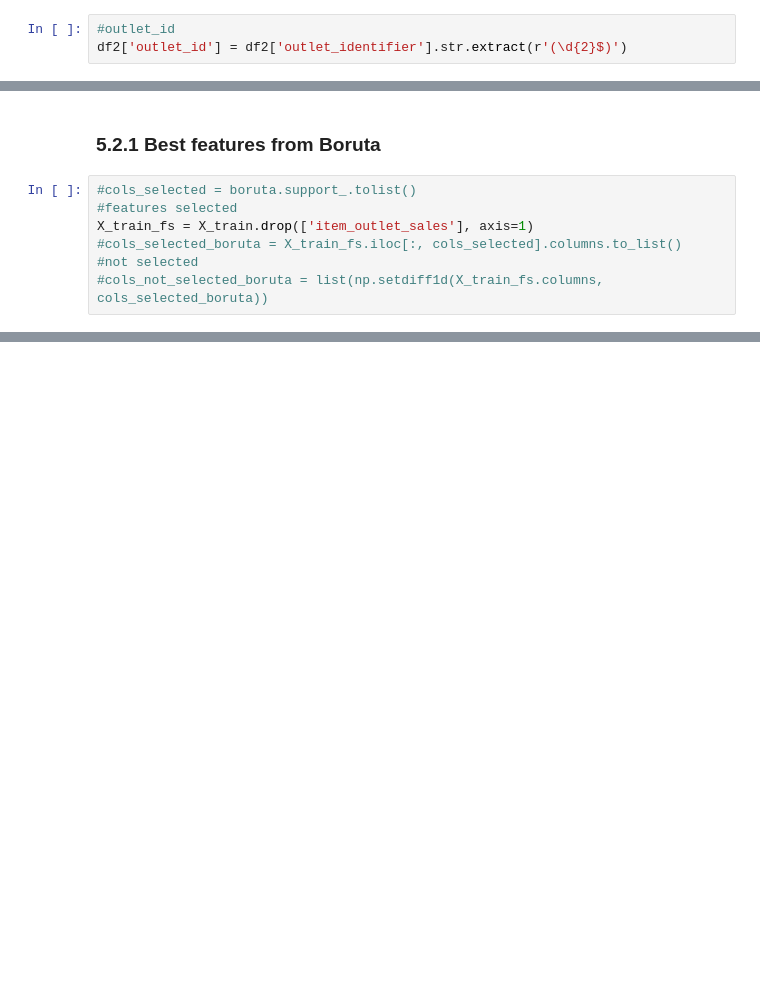
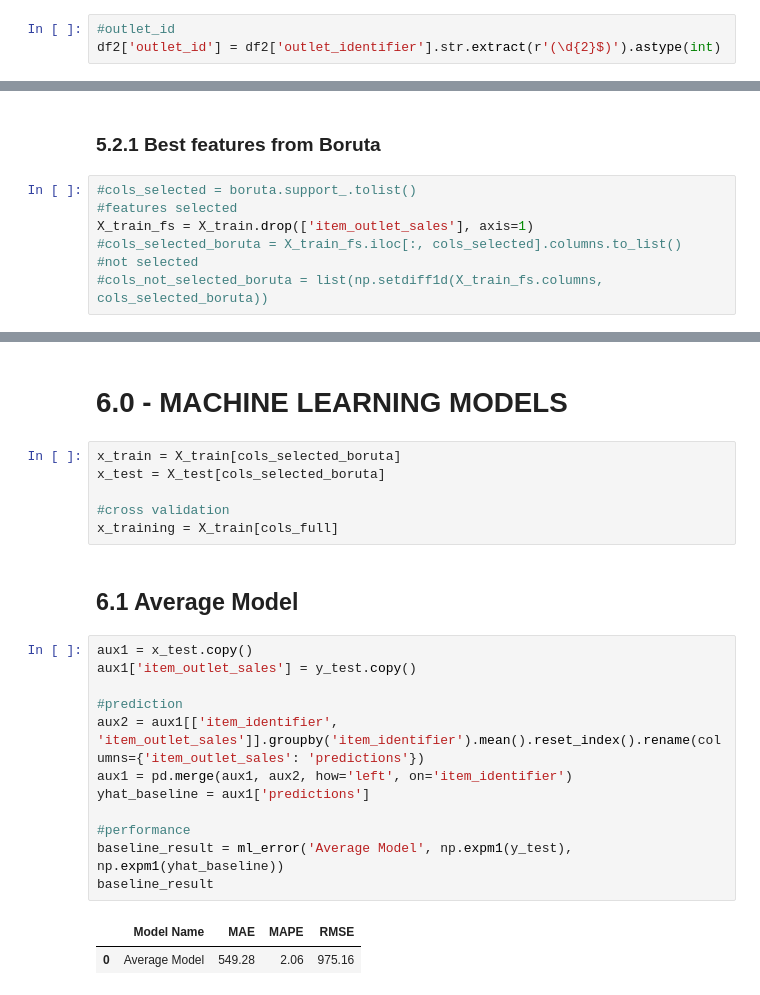
Before and after one commit to giovannadias/big_mart_sales_prediction, a Jupyter notebook: v01_big_mart_sales_prediction.ipynb, the cells around one changed output, grey strips where cells are left out. Cells and saved outputs as stored; diff of their text form; blank space fills up the shorter version.

```diff
--- a/v01_big_mart_sales_prediction.ipynb
+++ b/v01_big_mart_sales_prediction.ipynb
@@ -329,7 +399,7 @@ Image('img/mindmap.png')
 ## 2.4 Feature Engineering
 # %%
 #outlet_id
-df2['outlet_id'] = df2['outlet_identifier'].str.extract(r'(\d{2}$)')
+df2['outlet_id'] = df2['outlet_identifier'].str.extract(r'(\d{2}$)').astype(int)
 # %% [markdown]
 # 3.0 - EXPLORATION DATA ANALYSIS (EDA)
 # %%
@@ -832,0 +874,25 @@ cols_selected_boruta
+# %% [markdown]
+# 6.0 - MACHINE LEARNING MODELS
+# %%
+x_train = X_train[cols_selected_boruta]
+x_test = X_test[cols_selected_boruta]
+
+#cross validation
+x_training = X_train[cols_full]
+# %% [markdown]
+## 6.1 Average Model
+# %%
+aux1 = x_test.copy()
+aux1['item_outlet_sales'] = y_test.copy()
+
+#prediction
+aux2 = aux1[['item_identifier', 'item_outlet_sales']].groupby('item_identifier').mean().reset_index().rename(columns={'item_outlet_sales': 'predictions'})
+aux1 = pd.merge(aux1, aux2, how='left', on='item_identifier')
+yhat_baseline = aux1['predictions']
+
+#performance
+baseline_result = ml_error('Average Model', np.expm1(y_test), np.expm1(yhat_baseline))
+baseline_result
+# %% [output]
+|  | Model Name | MAE | MAPE | RMSE |
+| 0 | Average Model | 549.28 | 2.06 | 975.16 |
```
Also changed, not shown: parts of 33 cells of this notebook.
